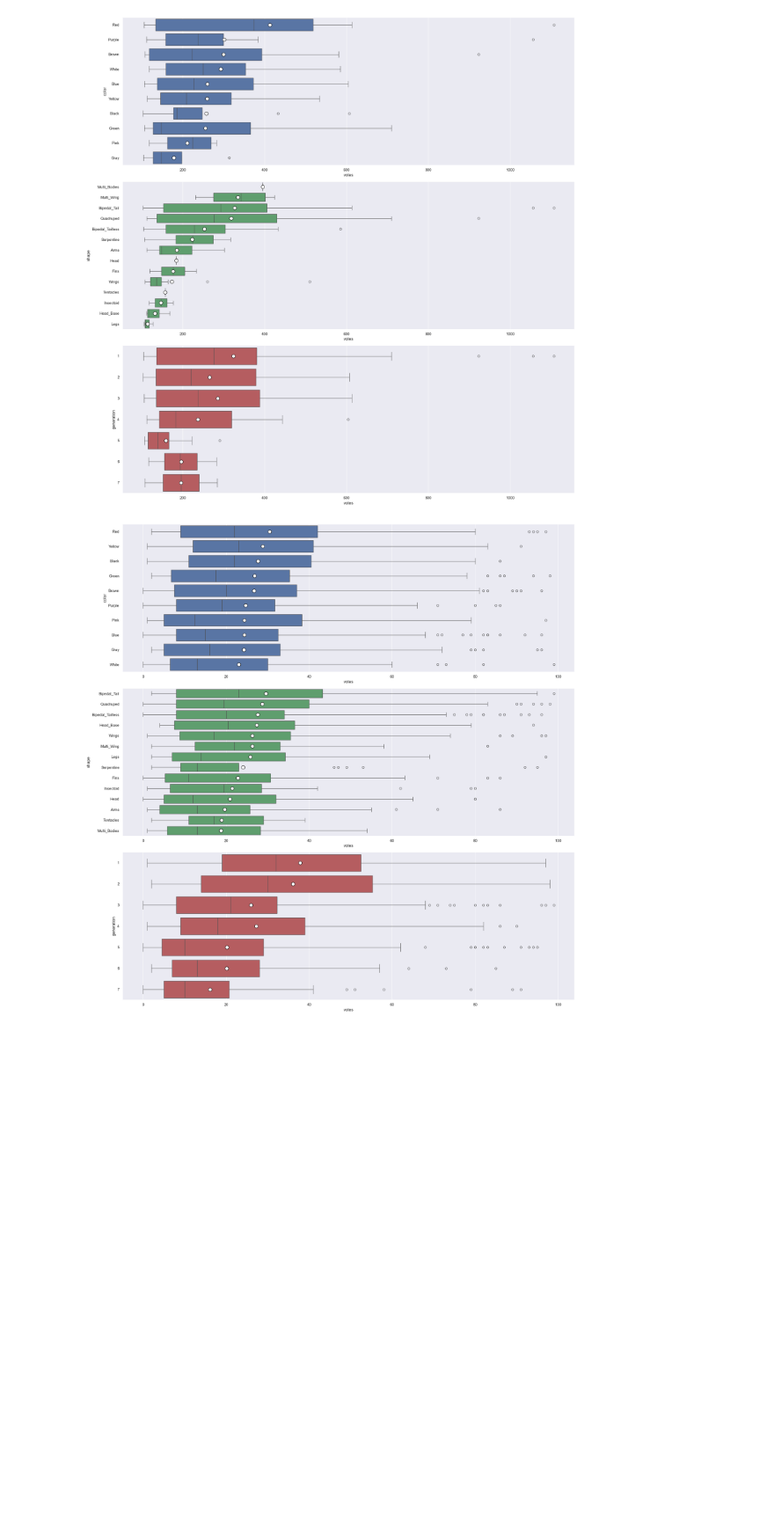
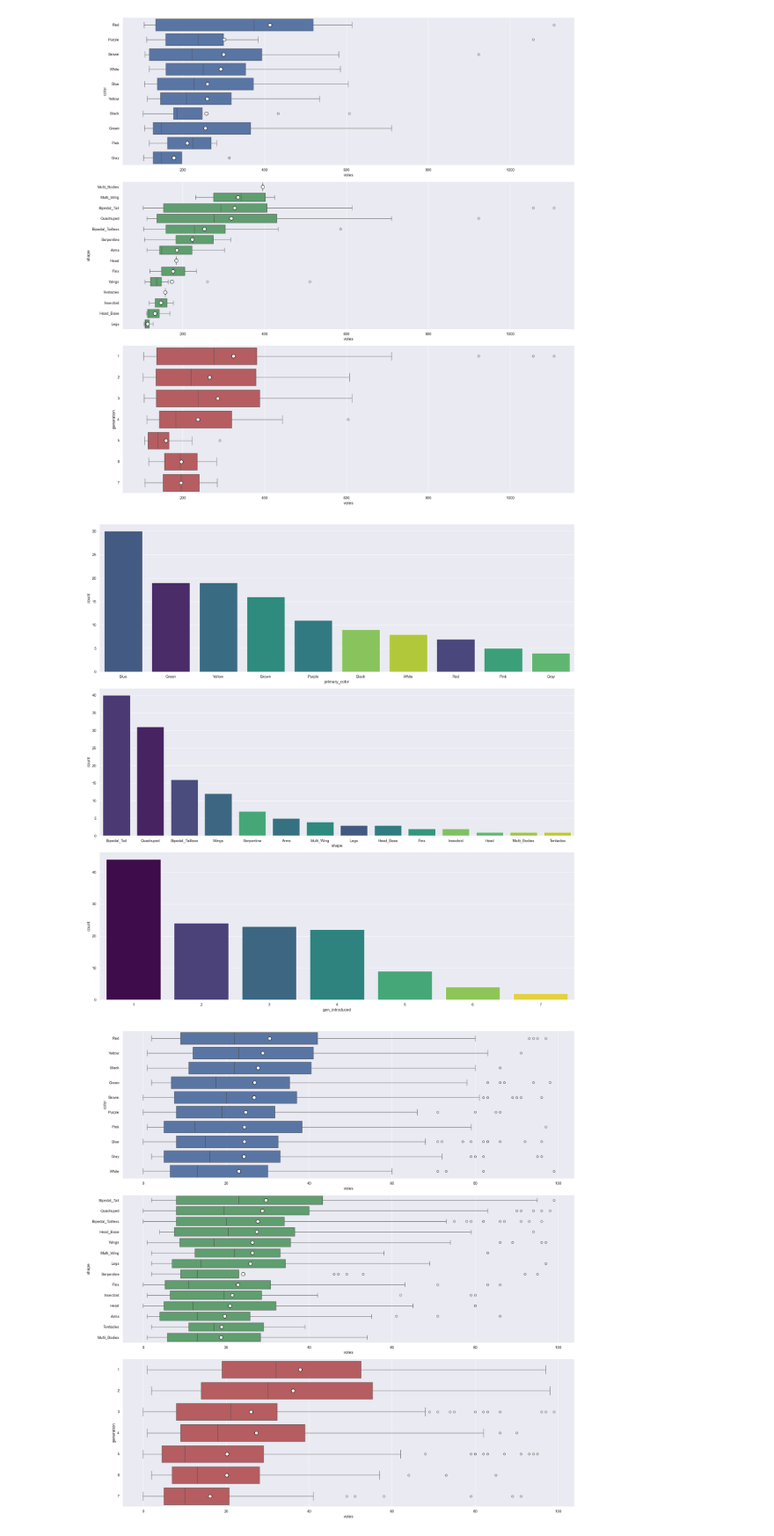
Before and after one commit to LeeMerrow/Pokemon-Popularity, a Jupyter notebook: Pokemon.ipynb, the cells around one changed output. Shown at 88% size. Drawn from its saved outputs; the diff is of its cells as text; code cells hidden in the pictures; blank space fills up the shorter version.

Commit message:
large README update and some more Plot images addes

```diff
--- a/Pokemon.ipynb
+++ b/Pokemon.ipynb
@@ -608,6 +641,47 @@ if not os.path.exists('plots'):
 plt.savefig('plots/poke_over_boxplot.png')
 # %% [output]
 [figure]
+# %%
+def df_count(dataframe):
+    """
+    This function will display three countplots show the spread of the data basied on primary_color, shape, and gen_introduced
+    """
+    # Setting our style and figsize
+    sns.set(style='darkgrid', rc={'figure.figsize':(20, 20)})
+
+    # Making a subplot
+    fig, axes = plt.subplots(nrows=3, ncols=1)
+    # This count plot will show the distribution of primary_color of the pokemon
+    # Setting up so the order of the plot makes sense
+    counts = dataframe['primary_color'].value_counts().reset_index()
+    counts.columns = ['primary_color', 'count']
+    counts = counts.sort_values(by='count', ascending=False)
+
+    sns.countplot(x='primary_color', hue='primary_color', data=dataframe, order=counts['primary_color'], palette='viridis', ax=axes[0])
+
+    # This count plot will show the ditribution of shape of the pokemon
+    # Setting up so the order of the plot makes sense
+    counts = dataframe['shape'].value_counts().reset_index()
+    counts.columns = ['shape', 'count']
+    counts = counts.sort_values(by='count', ascending=False)
+
+    sns.countplot(x='shape', hue='shape', data=dataframe, order=counts['shape'], palette='viridis', ax=axes[1])
+
+    # This count plot with show the distribution of when the pokemon was introduced based on generation
+    sns.countplot(x='gen_introduced', hue='gen_introduced', data=dataframe, palette='viridis', ax=axes[2], legend=False)
+
+    plt.tight_layout()
+# %%
+df_count(poke_over)
+
+# Makes plots directory if it doesn't exist and then save the plot as a png file
+if not os.path.exists('plots'):
+    os.makedirs('plots')
+plt.savefig('plots/poke_over_countplot.png')
+
+plt.show()
+# %% [output]
+[figure, added]
 # %%
 # Three boxplots of the overall spread showing only pokemon that recived 99 or less votes.
 df_box(poke_under)
```
Also changed, not shown: parts of 9 cells of this notebook, 3 other files.
